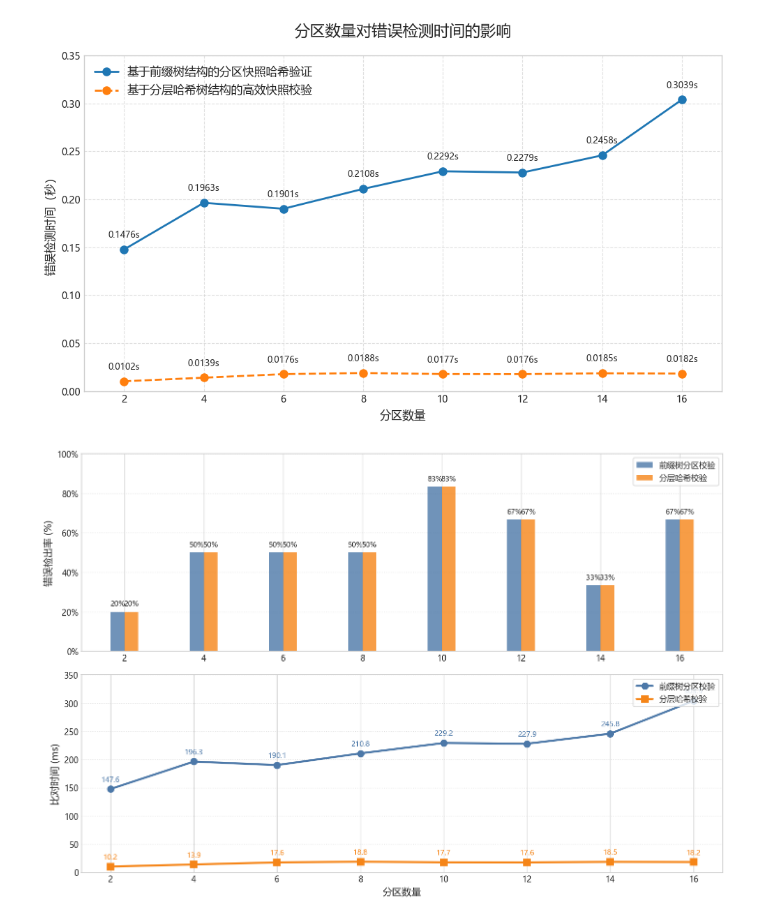
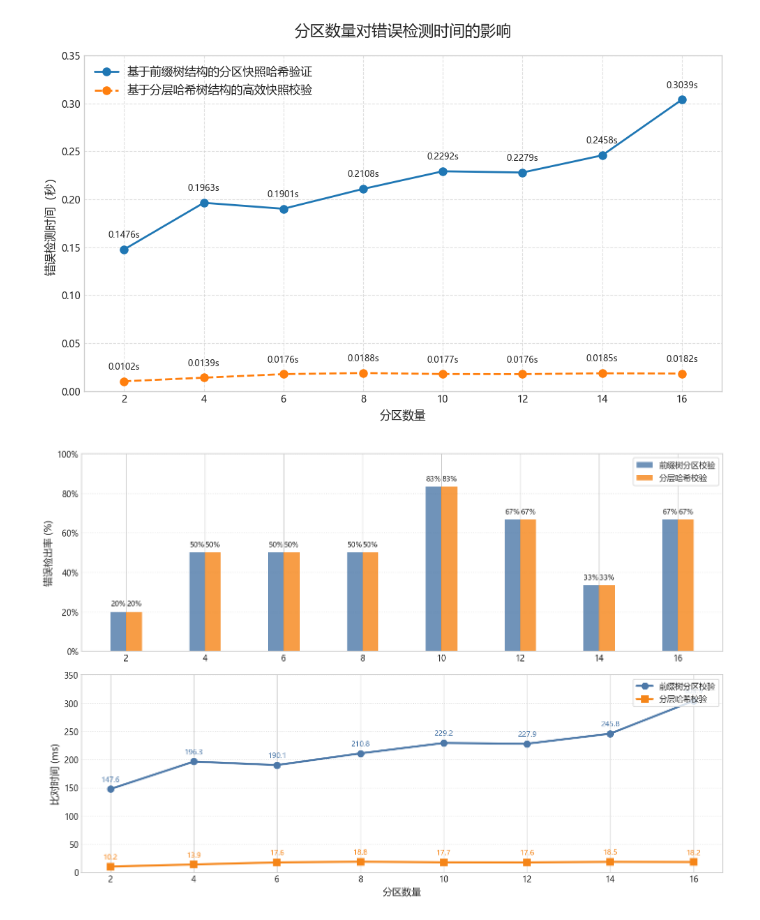
Before and after one commit to Orange313/AriaDB-for-SDCs, a Jupyter notebook: error_detection/draw.ipynb, the cells around one changed output. Saved outputs shown, nothing was run; the diff lists cells and outputs as text; code cells hidden in the pictures.

```diff
--- a/error_detection/draw.ipynb
+++ b/error_detection/draw.ipynb
@@ -86,7 +86,7 @@ plt.subplots_adjust(hspace=0.3)  # 调整子图间距
 
 # ========== 错误检出率对比 ==========
 colors = ['#4C78A8', '#F58518']  # 蓝橙色系
-width = 0.35  # 柱状图宽度
+width = 0.40  # 柱状图宽度
 
 bars1 = ax1.bar(groups - width/2, basic_rates, width,
                color=colors[0], alpha=0.8, label='前缀树分区校验')
@@ -113,34 +113,34 @@ line1, = ax2.plot(groups, basic_compare_times, color=colors[0],
 line2, = ax2.plot(groups, improved_compare_times, color=colors[1],
                  marker='s', markersize=8, linewidth=2.5, label='分层哈希校验')
 
 ax2.set_xticks(groups)
 ax2.set_xlabel('分区数量', fontsize=12)
 ax2.set_ylabel('比对时间 (ms)', fontsize=12)
 ax2.set_ylim(0, 350)
 ax2.grid(axis='y', linestyle=':', alpha=0.6)
 
 # 添加数据标签
 for x, y1, y2 in zip(groups, basic_compare_times, improved_compare_times):
     ax2.text(x, y1+10, f'{y1:.1f}', ha='center', va='bottom',
             fontsize=9, color=colors[0])
     ax2.text(x, y2+10, f'{y2:.1f}', ha='center', va='bottom',
             fontsize=9, color=colors[1])
 
 # 统一图例位置
 ax1.legend(loc='upper right', frameon=True, fontsize=10)
 ax2.legend(loc='upper right', frameon=True, fontsize=10)
 
 # 优化布局
 plt.tight_layout()
 
 # 保存图像
 plt.savefig('method_comparison_core_metrics.png',
            dpi=300,
            bbox_inches='tight',
            transparent=True)
 plt.show()
 # %% [output]
-[figure, old version]
+[figure, new version]
 # %%
 # 本文两种增量快照方法比较
 import numpy as np
```
Also changed, not shown: parts of 4 cells of this notebook, 12 other files.
